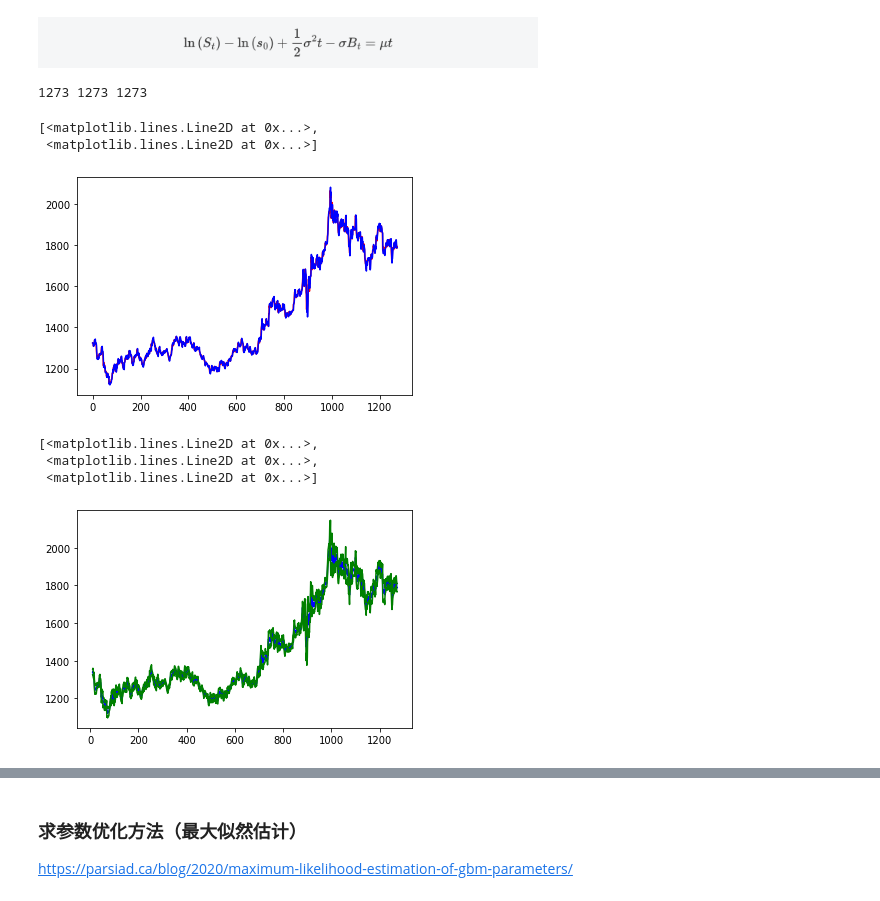
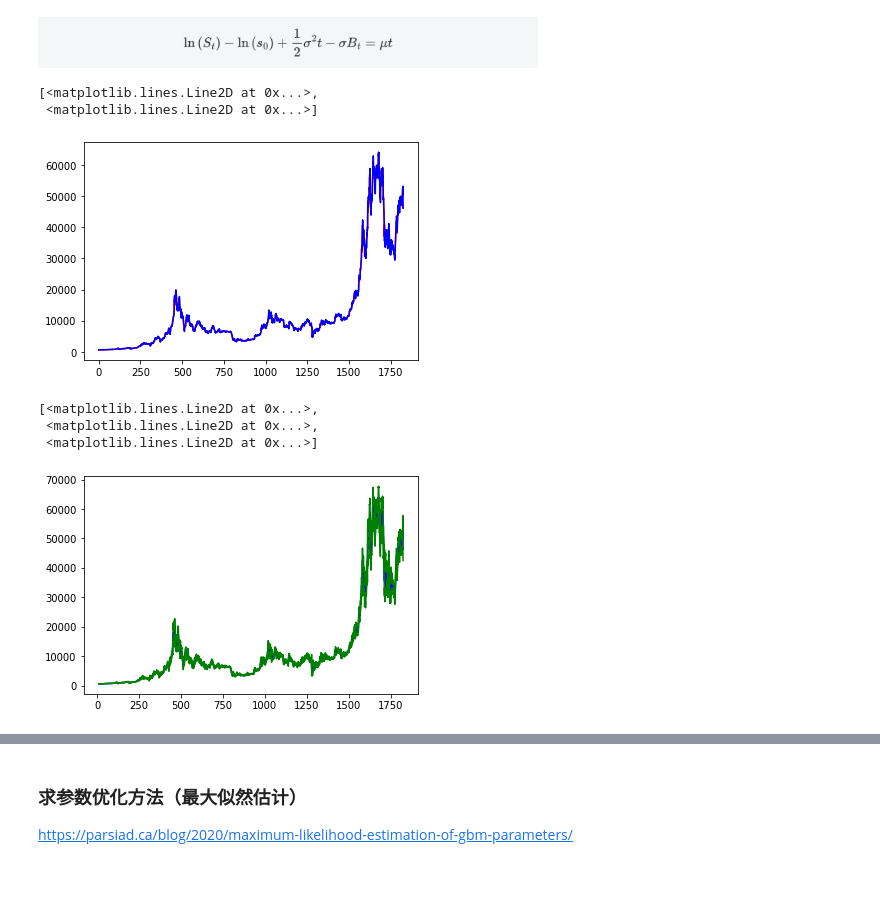
Before and after one commit to WilliamX1/mcm-2022, a Jupyter notebook: mcm-2022-prediction-model.ipynb, the cells around one changed output, grey strips where cells are left out. Cells and saved outputs as stored; diff of their text form; code cells hidden in the pictures.

Commit message:
Kaggle Notebook | mcm-2022-prediction-model | Version 4

```diff
--- a/mcm-2022-prediction-model.ipynb
+++ b/mcm-2022-prediction-model.ipynb
@@ -99,12 +99,37 @@ for idx, row in gold_data.iterrows():
         gold_data.loc[idx, 'date'] = 0
     else:
         gold_data.loc[idx, 'Id'] = idx
-        gold_data.loc[idx, 'date'] = cal_date(gold_data['Date'][idx], bitcoin_data['Date'][0])
+        gold_data.loc[idx, 'date'] = cal_date(gold_data['Date'][idx], gold_data['Date'][0])
     if np.isnan(gold_data.loc[idx, 'USD (PM)']):
         print("There is a null point in " + str(gold_data.loc[idx, 'Date']) + " 'USD'")
 
 print("Bitcoin Data\n", bitcoin_data)
 print("Gold Data\n", gold_data)
+
+'''
+补全空数据
+'''
+for idx, row in bitcoin_data.iterrows():
+    if idx == 0:
+        continue
+    last_date = bitcoin_data.loc[idx - 1, 'date']
+    date = bitcoin_data.loc[idx, 'date']
+    if date - last_date != 1:
+        print("There is a BITCOIN gap between " + bitcoin_data['Date'][idx - 1] + " " + bitcoin_data['Date'][idx])
+
+for idx, row in gold_data.iterrows():
+    if idx == 0:
+        continue
+    last_date = gold_data.loc[idx - 1, 'date']
+    date = gold_data.loc[idx, 'date']
+    if date % 7 == 5 or date % 7 == 6:
+        print("There is a GOLD WRONG data on " + gold_data['Date'][idx])
+    elif date - last_date == 1:
+        continue
+    elif date % 7 == 0 and last_date % 7 == 4:
+        continue
+    else:
+        print("There is a GOLD gap between " + gold_data['Date'][idx - 1] + " " + gold_data['Date'][idx])
 # %% [output]
 Bitcoin Original Data
           Date     Value
@@ -141,7 +166,8 @@ from sklearn import linear_model
 '''
 whether gold or bitcoin: 1 for gold, 2 for bitcoin
 '''
-ch = 1
+ch = 2
+
 gold_or_bitcoin_data = gold_data['USD (PM)']
 gold_or_bitcoin_date = gold_data['date']
 gold_or_bitcoin_Date = gold_data['Date']
@@ -162,7 +188,7 @@ step_interval = 10 # window size
 gold_or_bitcoin_data_len = len(gold_or_bitcoin_data) # length of bitcoin_data
 gold_or_bitcoin_data_predict_value_list = [] # prediction
 gold_or_bitcoin_data_sigma2_list = [] # sigma ^ 2: variance of ln_St
-gold_or_bitcoin_data_mu_list = [] # mu: rate of return
+gold_or_bitcoin_data_mu_list = [] # mu: exchange_rate of return
 next_prediction_interval = 1 # how many days to predict
 next_St_mean_list = [] # prediction values from current day to 'next_prediction_interval' days later
 next_St_variance_list = []
@@ -172,7 +198,7 @@ B_t = 0.0
 filename = '-'.join([filename, str(step_interval), str(next_prediction_interval)]) + '.csv'
 
 for day in range(0, step_interval):
-    gold_or_bitcoin_data_predict_value_list.append([gold_or_bitcoin_data[day]])
+    gold_or_bitcoin_data_predict_value_list.append(gold_or_bitcoin_data[day])
 for day in range(step_interval, gold_or_bitcoin_data_len):
     X, y = [[0]], [0]
     start_day = day - step_interval
@@ -198,41 +224,38 @@ for day in range(step_interval, gold_or_bitcoin_data_len):
     t = day - start_day
     sigma2 = 0
     for i in range(start_day, day):
         sigma2 = sigma2 + math.pow(math.log(gold_or_bitcoin_data[i + 1] / gold_or_bitcoin_data[i]), 2)
     sigma2 = sigma2 / t
     gold_or_bitcoin_data_sigma2_list.append(sigma2)
 
     # mu
     mu = clf.coef_[0]
     gold_or_bitcoin_data_mu_list.append(mu)
 
     # R
     R = math.exp(mu) - 1
     R_list.append(R)
 
     # next_St_mean
     next_St_mean = gold_or_bitcoin_data[day - 1] * np.vectorize(math.exp)(mu * np.linspace(1, next_prediction_interval, num=next_prediction_interval))
     next_St_mean_list.append(next_St_mean.tolist())
-    gold_or_bitcoin_data_predict_value_list.append([next_St_mean[0]])
+    gold_or_bitcoin_data_predict_value_list.append(next_St_mean[0])
 
     # next_St_variance
     next_St_variance = [math.pow(gold_or_bitcoin_data[day - 1], 2) * math.exp(2 * mu) * (math.exp(sigma2) - 1)]
     for i in range(day + 1, day + next_prediction_interval):
         next_St_variance.append(math.pow(next_St_variance[i - day - 1], 2) * math.exp(2 * mu) * (math.exp(sigma2) - 1))
-    next_St_variance_list.append(next_St_variance)
+    next_St_variance_list.append(next_St_variance[0])
 
 X = np.linspace(0, gold_or_bitcoin_data_len - 1, num=gold_or_bitcoin_data_len).tolist()
 y = gold_or_bitcoin_data.tolist()
 y_pred = gold_or_bitcoin_data_predict_value_list
 
-print(len(X), len(y), len(y_pred))
-
 plt.plot(X, y, 'r-', X, y_pred, 'b-')
 # %% [output]
-1273 1273 1273
+[<matplotlib.lines.Line2D at 0x...>,
+ <matplotlib.lines.Line2D at 0x...>]
-[<matplotlib.lines.Line2D at 0x...>,
- <matplotlib.lines.Line2D at 0x...>]
-[figure, old version]
+[figure, new version]
 # %%
 # 绘制 5 % 和 95 % 的误差图
 
@@ -265,4 +288,4 @@ plt.plot(X, y_pred, 'b', X, neg_err_list, 'g', X, pos_err_list, 'g')
 [<matplotlib.lines.Line2D at 0x...>,
  <matplotlib.lines.Line2D at 0x...>,
  <matplotlib.lines.Line2D at 0x...>]
-[figure, old version]
+[figure, new version]
```
Also changed, not shown: parts of 10 cells of this notebook.
